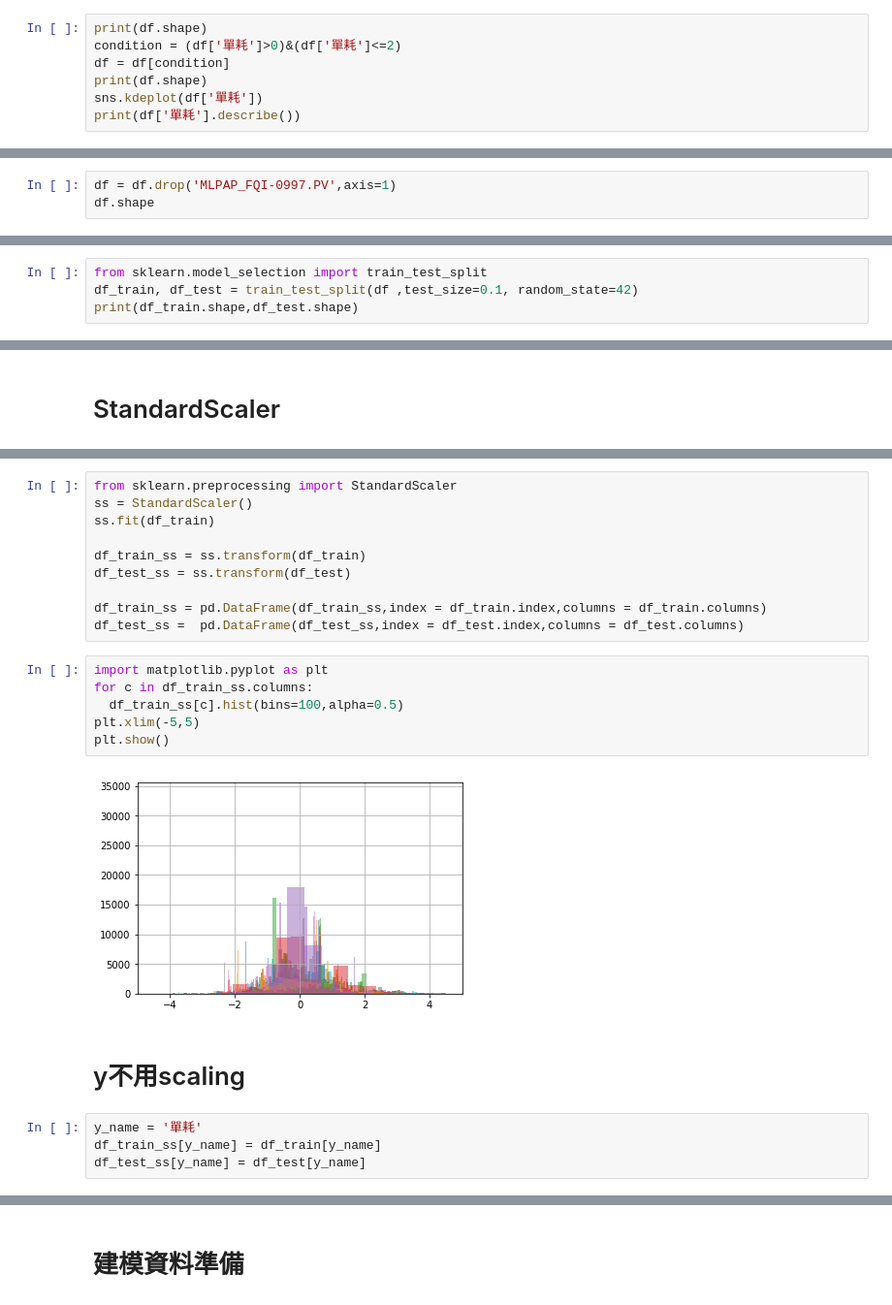
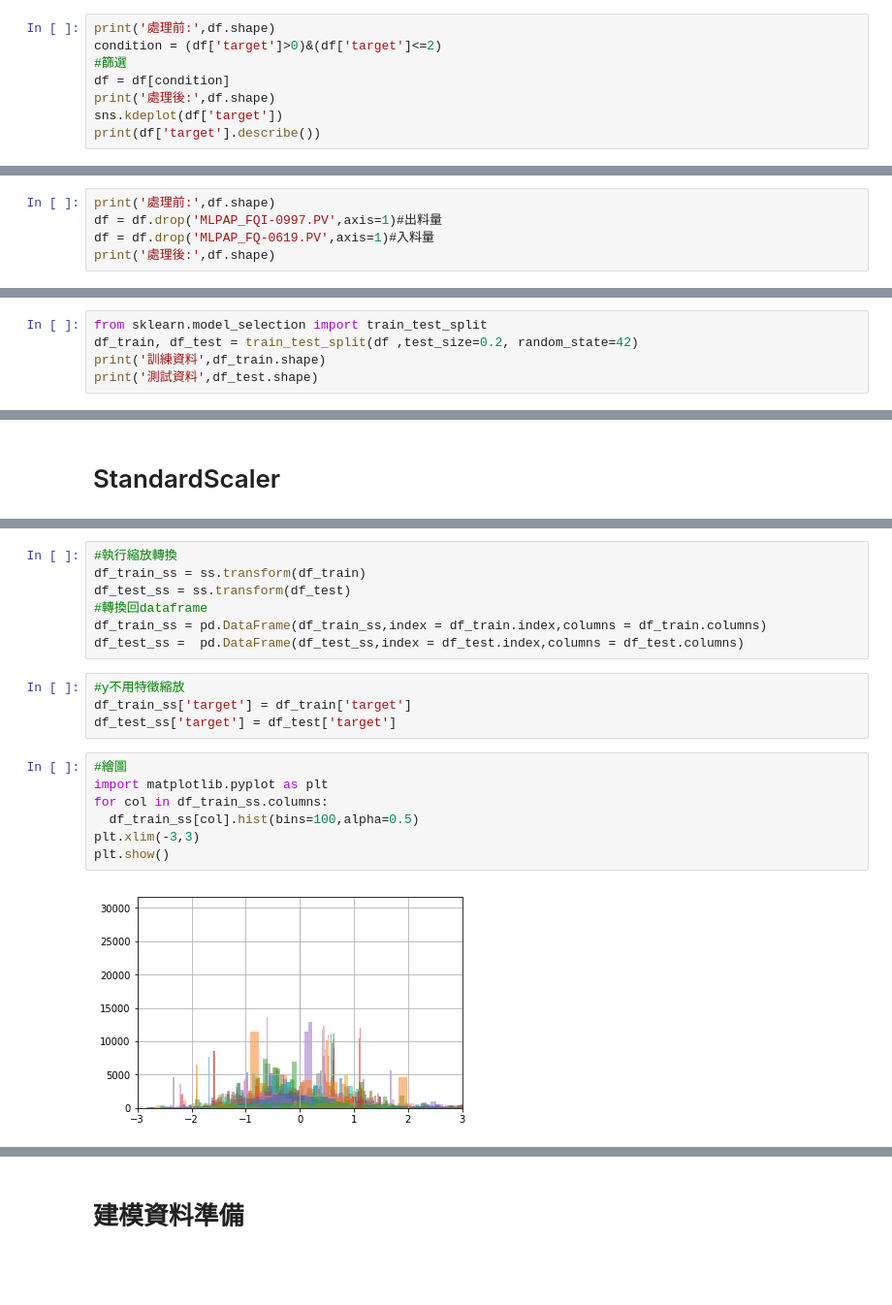
Before and after one commit to skywalker0803r/works, a Jupyter notebook: 南亞PA廠R3_預測單耗.ipynb, the cells around one changed output, grey strips where cells are left out. Shown at 97% size. Cells and saved outputs as stored; diff of their text form; blank space fills up the shorter version.

```diff
--- a/南亞PA廠R3_預測單耗.ipynb
+++ b/南亞PA廠R3_預測單耗.ipynb
@@ -229,10 +188,11 @@ Name: 單耗, dtype: float64
 # %% [markdown]
 # 業主表示單耗範圍應該再0~2之間
 # %%
-print(df.shape)
-condition = (df['單耗']>0)&(df['單耗']<=2)
+print('處理前:',df.shape)
+condition = (df['target']>0)&(df['target']<=2)
+#篩選
 df = df[condition]
-print(df.shape)
-sns.kdeplot(df['單耗'])
-print(df['單耗'].describe())
+print('處理後:',df.shape)
+sns.kdeplot(df['target'])
+print(df['target'].describe())
 # %% [output]
@@ -253,4 +213,6 @@ Name: 單耗, dtype: float64
 # %%
-df = df.drop('MLPAP_FQI-0997.PV',axis=1)
-df.shape
+print('處理前:',df.shape)
+df = df.drop('MLPAP_FQI-0997.PV',axis=1)#出料量
+df = df.drop('MLPAP_FQ-0619.PV',axis=1)#入料量
+print('處理後:',df.shape)
 # %% [output]
@@ -266,6 +231,7 @@ df.shape
 # train test切分
 # %%
 from sklearn.model_selection import train_test_split
-df_train, df_test = train_test_split(df ,test_size=0.1, random_state=42)
-print(df_train.shape,df_test.shape)
+df_train, df_test = train_test_split(df ,test_size=0.2, random_state=42)
+print('訓練資料',df_train.shape)
+print('測試資料',df_test.shape)
 # %% [output]
@@ -275,24 +249,20 @@ print(df_train.shape,df_test.shape)
 # %%
-from sklearn.preprocessing import StandardScaler
-ss = StandardScaler()
-ss.fit(df_train)
-
+#執行縮放轉換
 df_train_ss = ss.transform(df_train)
 df_test_ss = ss.transform(df_test)
-
+#轉換回dataframe
 df_train_ss = pd.DataFrame(df_train_ss,index = df_train.index,columns = df_train.columns)
 df_test_ss =  pd.DataFrame(df_test_ss,index = df_test.index,columns = df_test.columns)
+# %%
+#y不用特徵縮放
+df_train_ss['target'] = df_train['target']
+df_test_ss['target'] = df_test['target']
 # %%
+#繪圖
 import matplotlib.pyplot as plt
-for c in df_train_ss.columns:
-  df_train_ss[c].hist(bins=100,alpha=0.5)
-plt.xlim(-5,5)
+for col in df_train_ss.columns:
+  df_train_ss[col].hist(bins=100,alpha=0.5)
+plt.xlim(-3,3)
 plt.show()
 # %% [output]
-[figure, old version]
+[figure, new version]
-# %% [markdown]
-# y不用scaling
-# %%
-y_name = '單耗'
-df_train_ss[y_name] = df_train[y_name]
-df_test_ss[y_name] = df_test[y_name]
```
Also changed, not shown: parts of 52 cells of this notebook.
